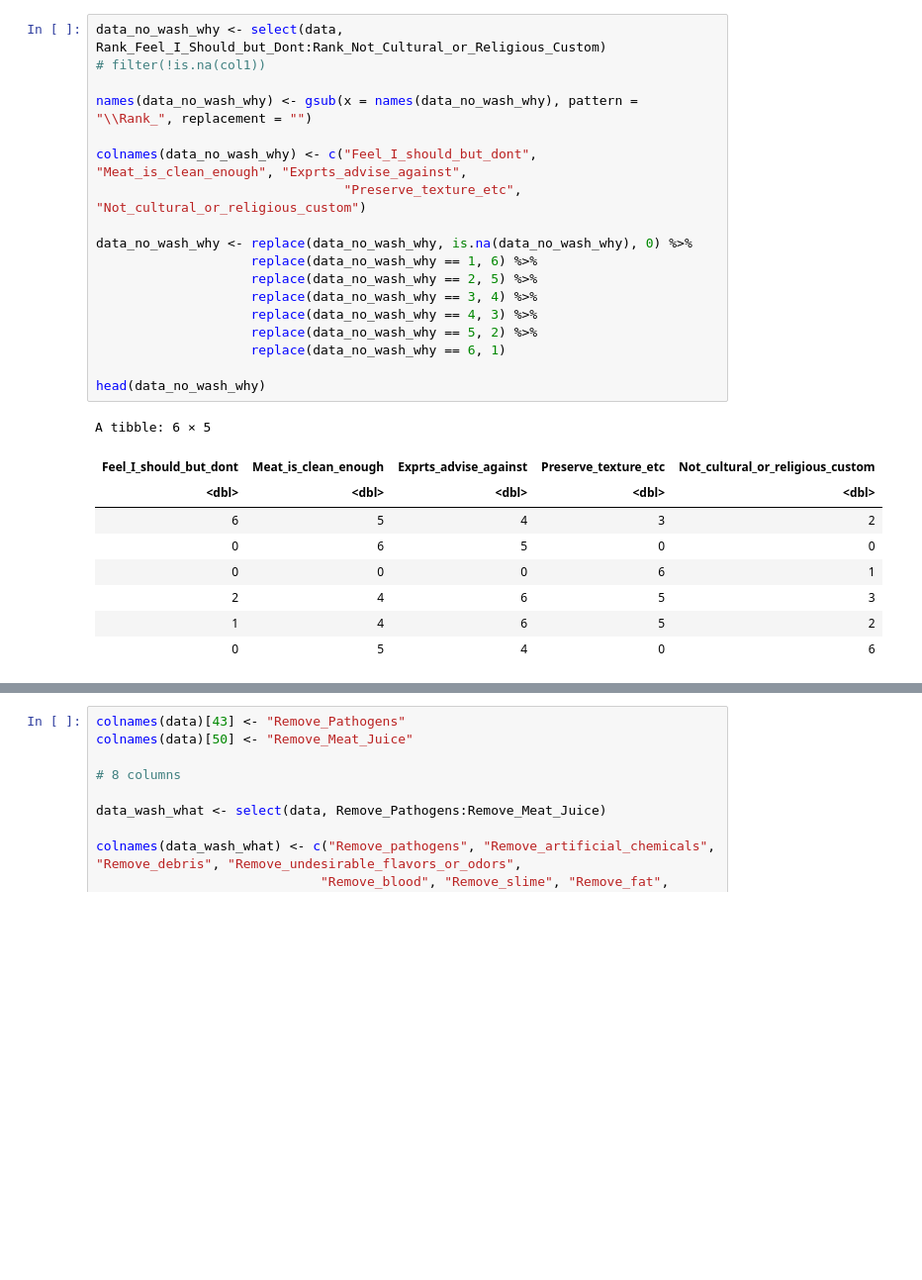
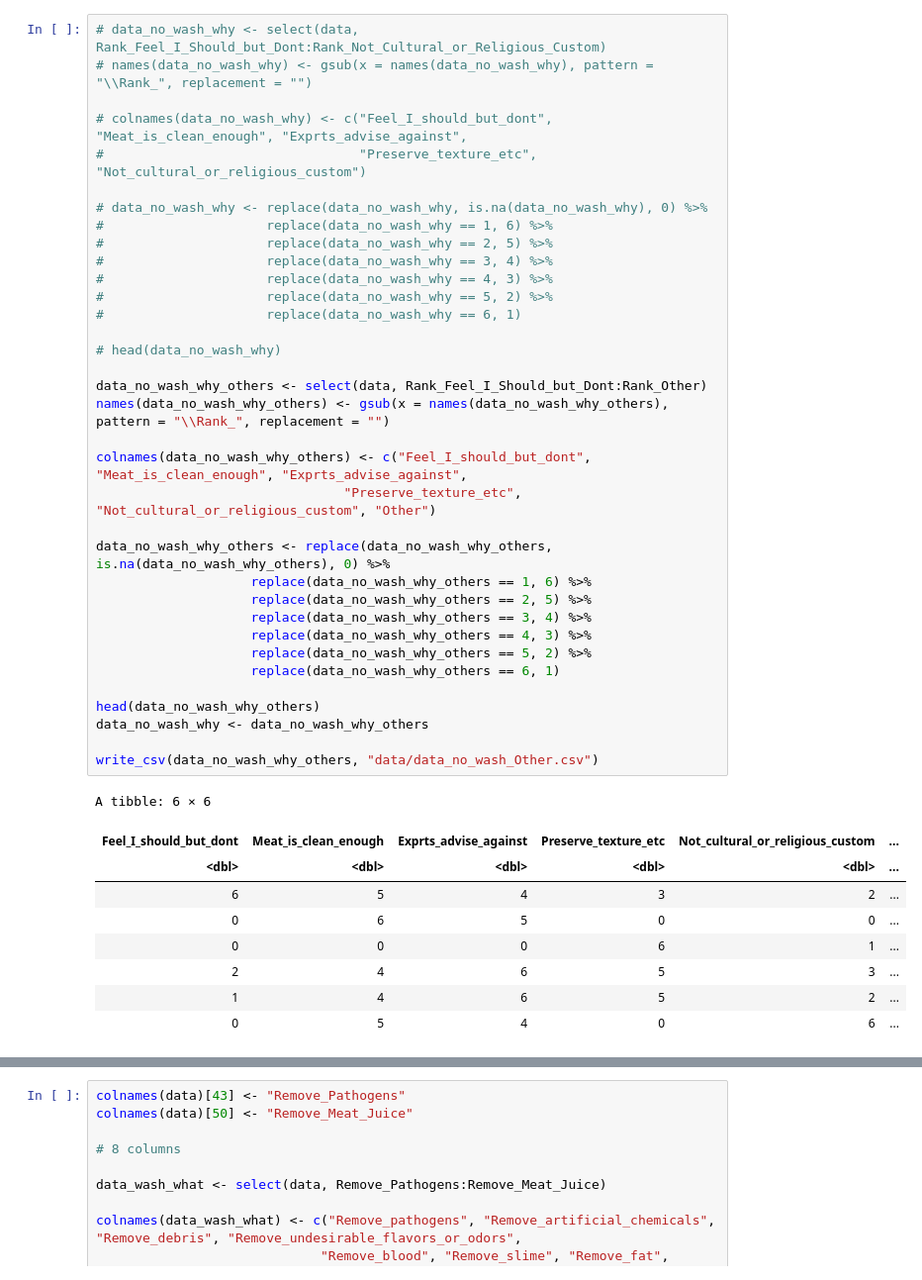
Before and after one commit to shirlz8/MeatWashingHabits, a Jupyter notebook: data/R.ipynb, the cells around one changed output, grey strips where cells are left out. Shown: that part at 99% size. Drawn from its saved outputs; the diff is of its cells as text; blank space fills up the shorter version.

Commit message:
Updating data
(cherry picked from commit d987dad545112ce355602e5854cb64692ae7248e)

```diff
--- a/data/R.ipynb
+++ b/data/R.ipynb
@@ -235,29 +200,46 @@ A tibble: 6327 × 14
 # %%
-data_no_wash_why <- select(data, Rank_Feel_I_Should_but_Dont:Rank_Not_Cultural_or_Religious_Custom)
-# filter(!is.na(col1))
+# data_no_wash_why <- select(data, Rank_Feel_I_Should_but_Dont:Rank_Not_Cultural_or_Religious_Custom)
+# names(data_no_wash_why) <- gsub(x = names(data_no_wash_why), pattern = "\\Rank_", replacement = "")
 
-names(data_no_wash_why) <- gsub(x = names(data_no_wash_why), pattern = "\\Rank_", replacement = "")
+# colnames(data_no_wash_why) <- c("Feel_I_should_but_dont", "Meat_is_clean_enough", "Exprts_advise_against",
+#                                 "Preserve_texture_etc", "Not_cultural_or_religious_custom")
 
-colnames(data_no_wash_why) <- c("Feel_I_should_but_dont", "Meat_is_clean_enough", "Exprts_advise_against",
-                                "Preserve_texture_etc", "Not_cultural_or_religious_custom")
+# data_no_wash_why <- replace(data_no_wash_why, is.na(data_no_wash_why), 0) %>%
+#                     replace(data_no_wash_why == 1, 6) %>%
+#                     replace(data_no_wash_why == 2, 5) %>%
+#                     replace(data_no_wash_why == 3, 4) %>%
+#                     replace(data_no_wash_why == 4, 3) %>%
+#                     replace(data_no_wash_why == 5, 2) %>%
+#                     replace(data_no_wash_why == 6, 1)
 
-data_no_wash_why <- replace(data_no_wash_why, is.na(data_no_wash_why), 0) %>%
-                    replace(data_no_wash_why == 1, 6) %>%
-                    replace(data_no_wash_why == 2, 5) %>%
-                    replace(data_no_wash_why == 3, 4) %>%
-                    replace(data_no_wash_why == 4, 3) %>%
-                    replace(data_no_wash_why == 5, 2) %>%
-                    replace(data_no_wash_why == 6, 1)
+# head(data_no_wash_why)
 
-head(data_no_wash_why)
+data_no_wash_why_others <- select(data, Rank_Feel_I_Should_but_Dont:Rank_Other)
+names(data_no_wash_why_others) <- gsub(x = names(data_no_wash_why_others), pattern = "\\Rank_", replacement = "")
+
+colnames(data_no_wash_why_others) <- c("Feel_I_should_but_dont", "Meat_is_clean_enough", "Exprts_advise_against",
+                                "Preserve_texture_etc", "Not_cultural_or_religious_custom", "Other")
+
+data_no_wash_why_others <- replace(data_no_wash_why_others, is.na(data_no_wash_why_others), 0) %>%
+                    replace(data_no_wash_why_others == 1, 6) %>%
+                    replace(data_no_wash_why_others == 2, 5) %>%
+                    replace(data_no_wash_why_others == 3, 4) %>%
+                    replace(data_no_wash_why_others == 4, 3) %>%
+                    replace(data_no_wash_why_others == 5, 2) %>%
+                    replace(data_no_wash_why_others == 6, 1)
+
+head(data_no_wash_why_others)
+data_no_wash_why <- data_no_wash_why_others
+
+write_csv(data_no_wash_why_others, "data/data_no_wash_Other.csv")
 # %% [output]
-A tibble: 6 × 5
+A tibble: 6 × 6
-| Feel_I_should_but_dont | Meat_is_clean_enough | Exprts_advise_against | Preserve_texture_etc | Not_cultural_or_religious_custom |
-| <dbl> | <dbl> | <dbl> | <dbl> | <dbl> |
-| 6 | 5 | 4 | 3 | 2 |
-| 0 | 6 | 5 | 0 | 0 |
-| 0 | 0 | 0 | 6 | 1 |
-| 2 | 4 | 6 | 5 | 3 |
-| 1 | 4 | 6 | 5 | 2 |
-| 0 | 5 | 4 | 0 | 6 |
+| Feel_I_should_but_dont | Meat_is_clean_enough | Exprts_advise_against | Preserve_texture_etc | Not_cultural_or_religious_custom | ... |
+| <dbl> | <dbl> | <dbl> | <dbl> | <dbl> | ... |
+| 6 | 5 | 4 | 3 | 2 | ... |
+| 0 | 6 | 5 | 0 | 0 | ... |
+| 0 | 0 | 0 | 6 | 1 | ... |
+| 2 | 4 | 6 | 5 | 3 | ... |
+| 1 | 4 | 6 | 5 | 2 | ... |
+| 0 | 5 | 4 | 0 | 6 | ... |
 # %%
```
Also changed, not shown: parts of 5 cells of this notebook, 2 other files.
